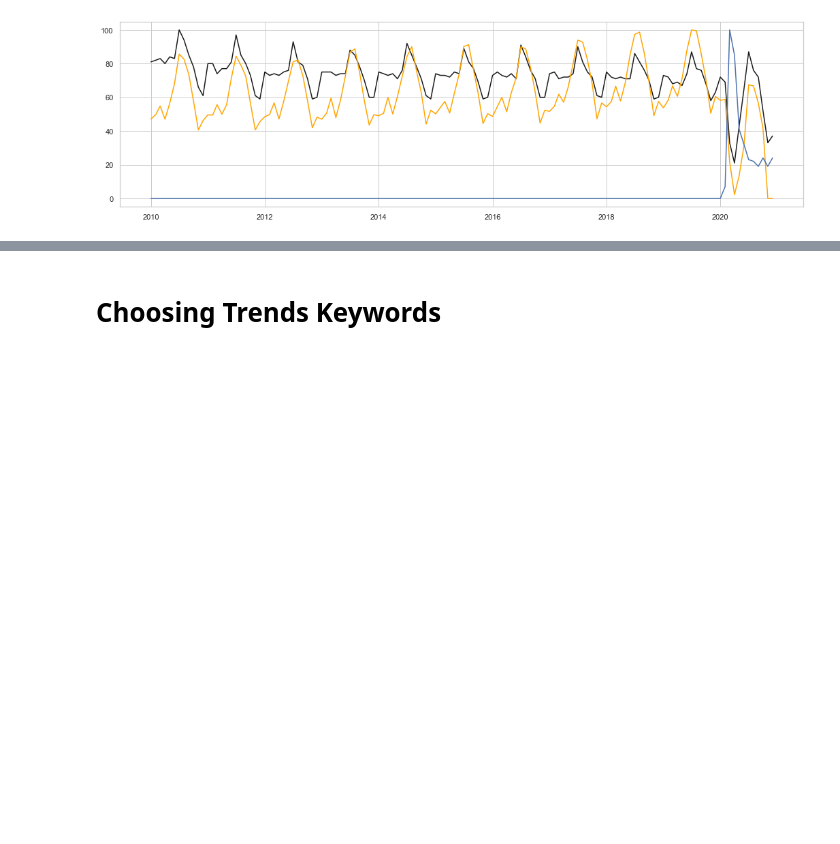
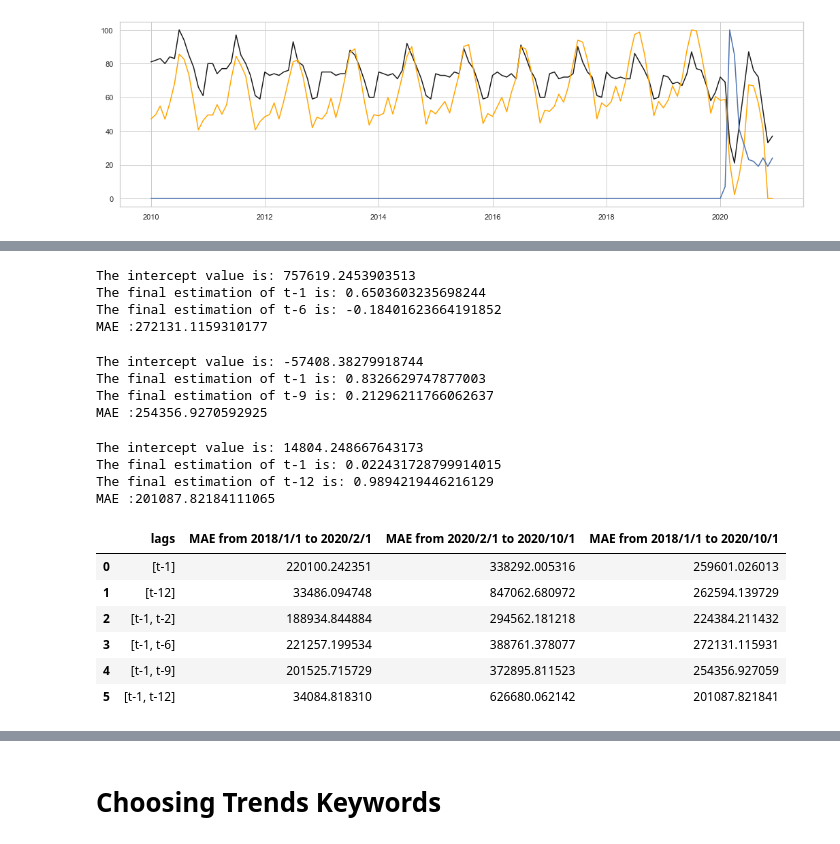
Before and after one commit to naayem/SwissHotelArrivalsPredictor, a Jupyter notebook: Project.ipynb, the cells around one changed output, grey strips where cells are left out. Drawn from its saved outputs; the diff is of its cells as text; code cells hidden in the pictures; blank space fills up the shorter version.

```diff
--- a/Project.ipynb
+++ b/Project.ipynb
@@ -556,0 +648,3 @@ trends = [ "Switzerland_Hotels_Trend", "Covid_19_France"]
+# %%
+MAE['MAE from 2020/2/1 to 2020/10/1'] = [Baseline_MAE_1, Baseline_MAE_2, Baseline_MAE_3, Baseline_MAE_4, Baseline_MAE_5, Baseline_MAE_6]
+MAE
@@ -585,0 +684,38 @@ MAE :201801.5962619076
+# %%
+Baseline_Arrivals_Predictions_4, Baseline_MAE_4= Auto_Regressive_Model(True_Arrivals, end_date_testing, Arrivals,\
+                                                                    lags_4.copy(),\
+                                                                    trends.copy(), with_trends = False)
+# %% [output]
+The intercept value is: 757619.2453903513
+The final estimation of t-1 is: 0.6503603235698244
+The final estimation of t-6 is: -0.18401623664191852
+MAE :272131.1159310177
+# %%
+Baseline_Arrivals_Predictions_5, Baseline_MAE_5= Auto_Regressive_Model(True_Arrivals, end_date_testing, Arrivals,\
+                                                                    lags_5.copy(),\
+                                                                    trends.copy(), with_trends = False)
+# %% [output]
+The intercept value is: -57408.38279918744
+The final estimation of t-1 is: 0.8326629747877003
+The final estimation of t-9 is: 0.21296211766062637
+MAE :254356.9270592925
+# %%
+Baseline_Arrivals_Predictions_6, Baseline_MAE_6= Auto_Regressive_Model(True_Arrivals, end_date_testing, Arrivals,\
+                                                                    lags_6.copy(),\
+                                                                    trends.copy(), with_trends = False)
+# %% [output]
+The intercept value is: 14804.248667643173
+The final estimation of t-1 is: 0.022431728799914015
+The final estimation of t-12 is: 0.9894219446216129
+MAE :201087.82184111065
+# %%
+MAE['MAE from 2018/1/1 to 2020/10/1'] = [Baseline_MAE_1, Baseline_MAE_2, Baseline_MAE_3, Baseline_MAE_4, Baseline_MAE_5, Baseline_MAE_6]
+MAE
+# %% [output]
+|  | lags | MAE from 2018/1/1 to 2020/2/1 | MAE from 2020/2/1 to 2020/10/1 | MAE from 2018/1/1 to 2020/10/1 |
+| 0 | [t-1] | 220100.242351 | 338292.005316 | 259601.026013 |
+| 1 | [t-12] | 33486.094748 | 847062.680972 | 262594.139729 |
+| 2 | [t-1, t-2] | 188934.844884 | 294562.181218 | 224384.211432 |
+| 3 | [t-1, t-6] | 221257.199534 | 388761.378077 | 272131.115931 |
+| 4 | [t-1, t-9] | 201525.715729 | 372895.811523 | 254356.927059 |
+| 5 | [t-1, t-12] | 34084.818310 | 626680.062142 | 201087.821841 |
```
Also changed, not shown: parts of 22 cells of this notebook.
